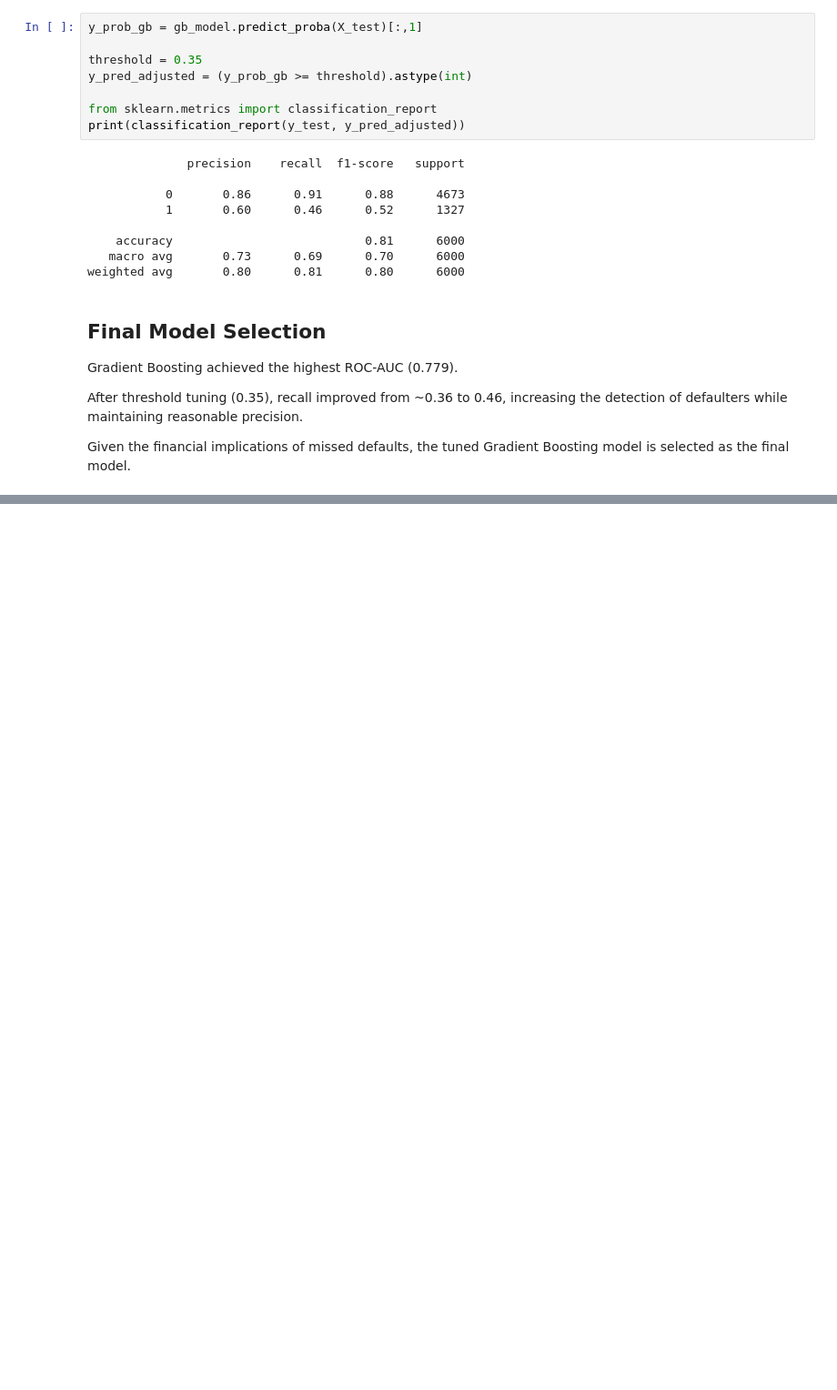
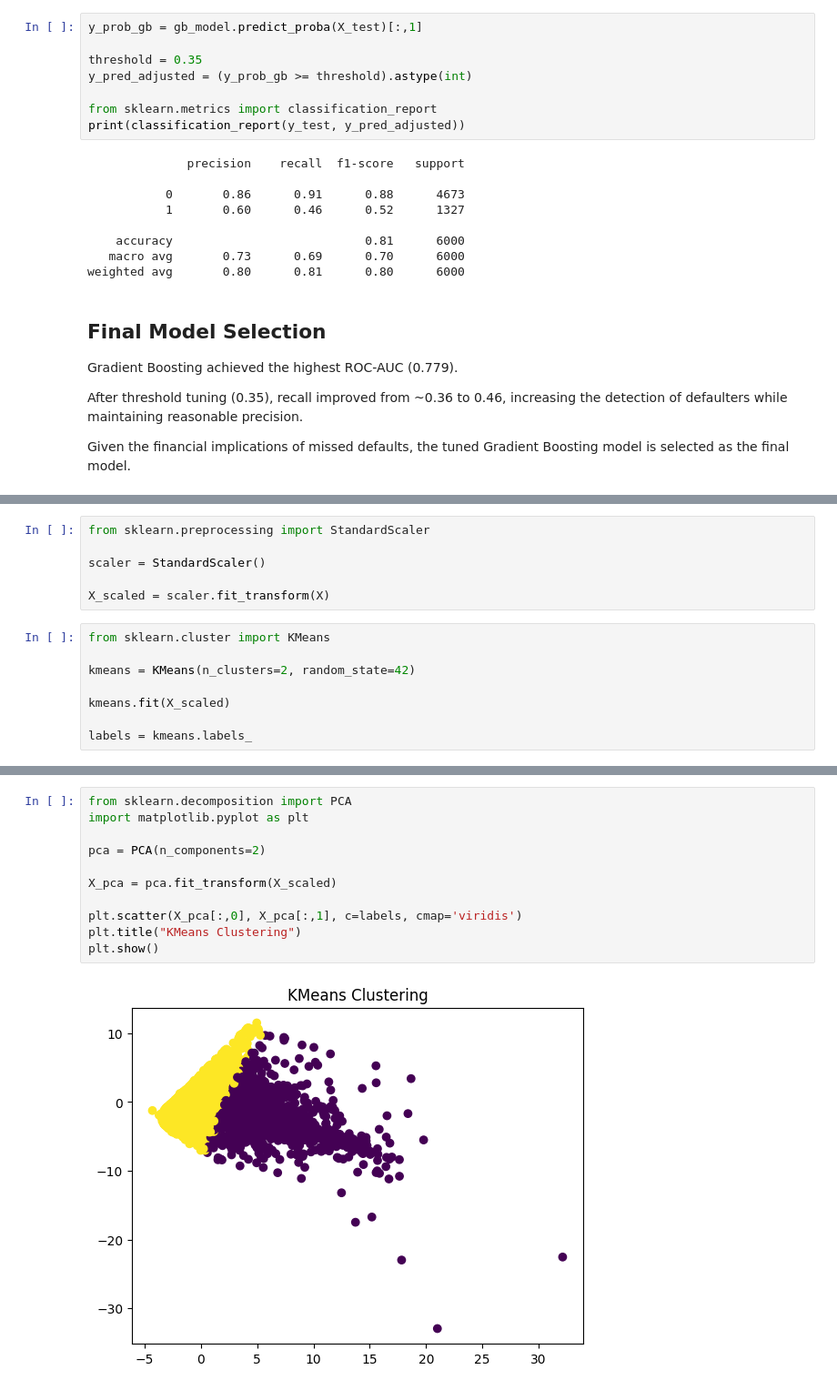
Before and after one commit to MokshBuddhadev/credit-risk-assessment, a Jupyter notebook: 02_modeling.ipynb, the cells around one changed output, grey strips where cells are left out. Shown at 91% size. Cells and saved outputs as stored; diff of their text form; blank space fills up the shorter version.

```diff
--- a/02_modeling.ipynb
+++ b/02_modeling.ipynb
@@ -236,0 +265,14 @@ Boosting model is selected as the final model.
+# %%
+from sklearn.preprocessing import StandardScaler
+
+scaler = StandardScaler()
+
+X_scaled = scaler.fit_transform(X)
+# %%
+from sklearn.cluster import KMeans
+
+kmeans = KMeans(n_clusters=2, random_state=42)
+
+kmeans.fit(X_scaled)
+
+labels = kmeans.labels_
@@ -236,0 +287,13 @@ Boosting model is selected as the final model.
+# %%
+from sklearn.decomposition import PCA
+import matplotlib.pyplot as plt
+
+pca = PCA(n_components=2)
+
+X_pca = pca.fit_transform(X_scaled)
+
+plt.scatter(X_pca[:,0], X_pca[:,1], c=labels, cmap='viridis')
+plt.title("KMeans Clustering")
+plt.show()
+# %% [output]
+[figure, added]
```
Also changed, not shown: parts of 28 cells of this notebook.
